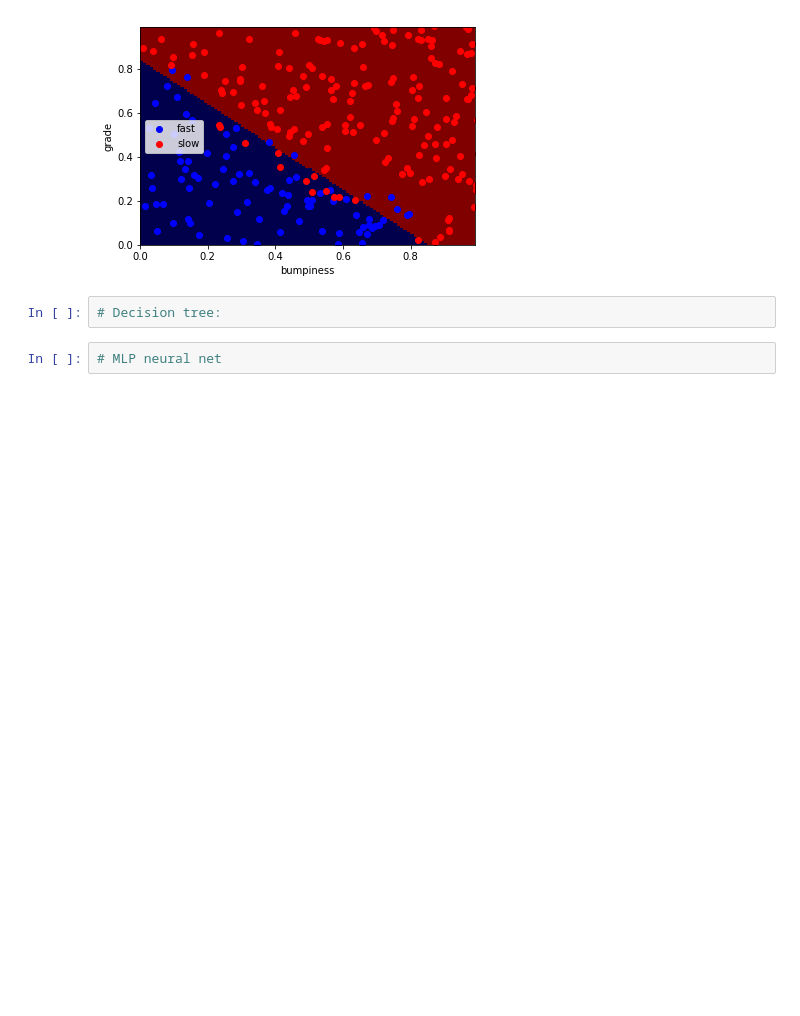
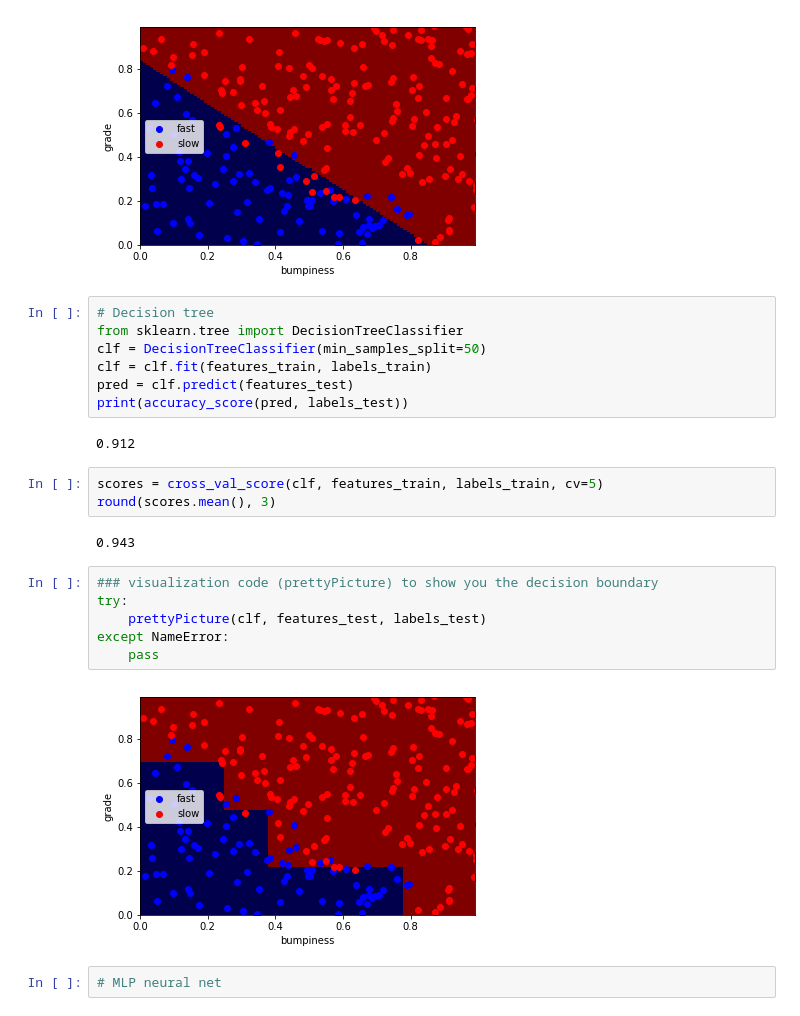
Before and after one commit to allaccountstaken/ML_examples, a Jupyter notebook: CLF_testing .ipynb, the cells around one changed output. Cells and saved outputs as stored; diff of their text form; blank space fills up the shorter version.

Commit message:
added DecisionTreeClassifier(min_samples_split=50)

```diff
--- a/CLF_testing .ipynb
+++ b/CLF_testing .ipynb
@@ -137,7 +137,27 @@ except NameError:
     pass
 # %% [output]
 [figure]
-# %%
-# Decision tree:
+# %%
+# Decision tree
+from sklearn.tree import DecisionTreeClassifier
+clf = DecisionTreeClassifier(min_samples_split=50)
+clf = clf.fit(features_train, labels_train)
+pred = clf.predict(features_test)
+print(accuracy_score(pred, labels_test))
+# %% [output]
+0.912
+# %%
+scores = cross_val_score(clf, features_train, labels_train, cv=5)
+round(scores.mean(), 3)
+# %% [output]
+0.943
+# %%
+### visualization code (prettyPicture) to show you the decision boundary
+try:
+    prettyPicture(clf, features_test, labels_test)
+except NameError:
+    pass
+# %% [output]
+[figure, added]
 # %%
 # MLP neural net
```
Also changed, not shown: 1 other file.
